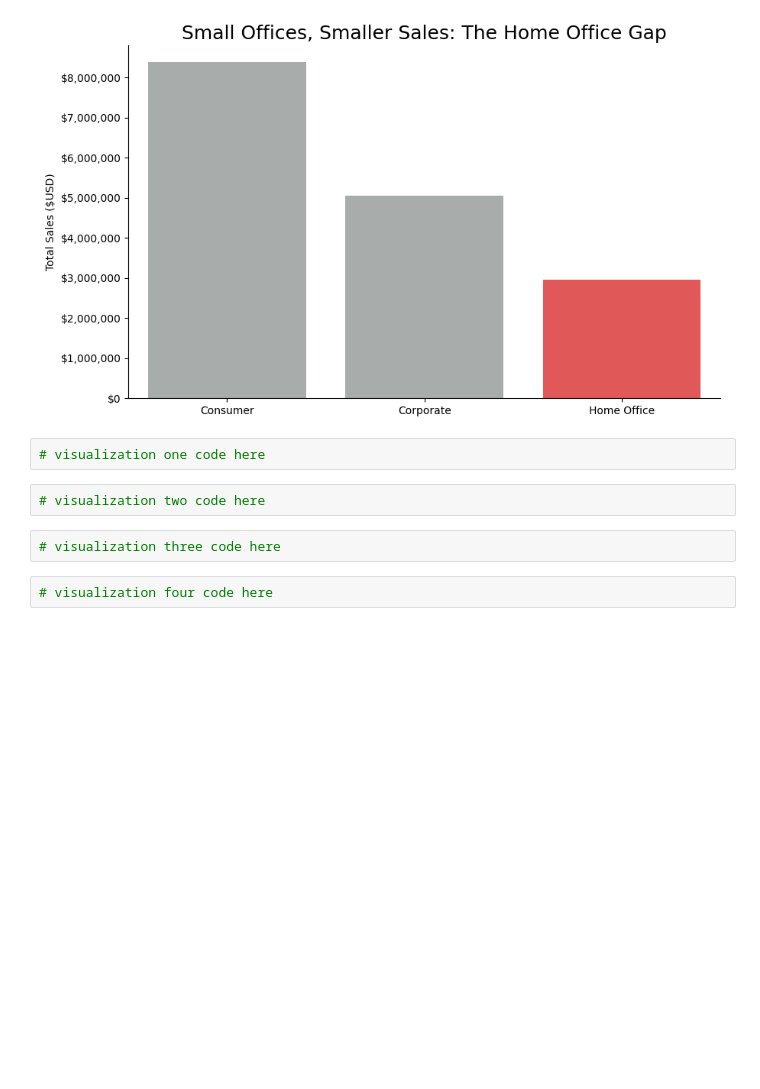
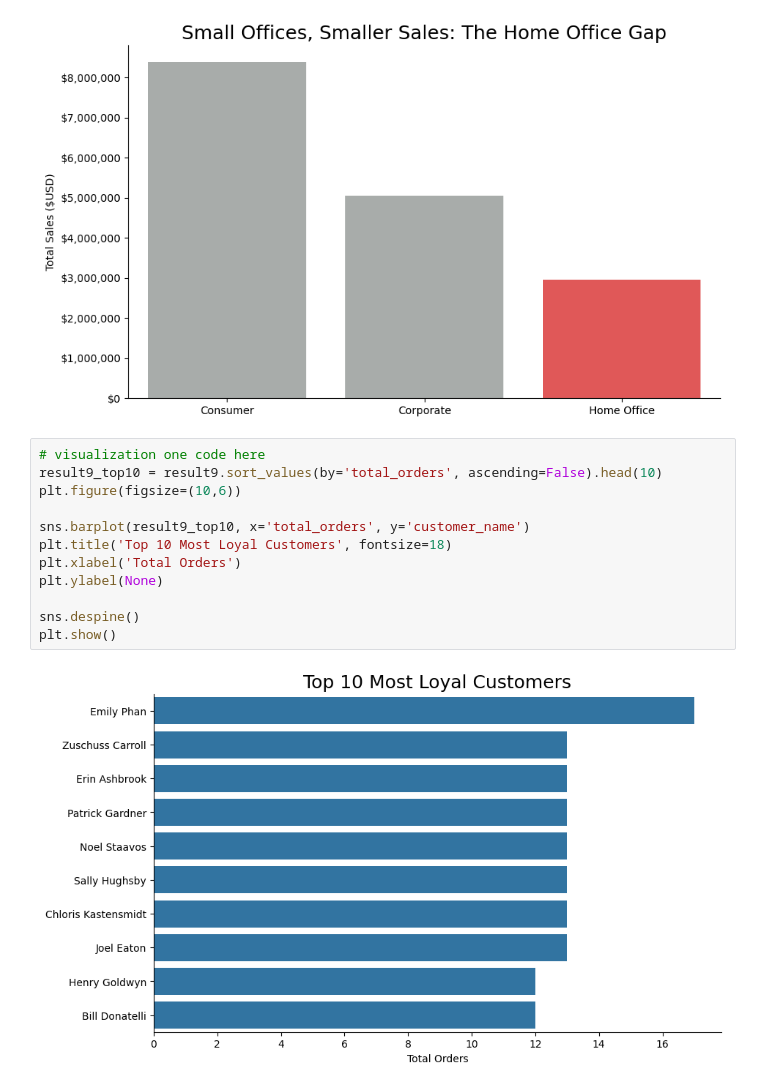
Before and after one commit to jmlax123/DataAnalysisModule3, a Jupyter notebook: Week4/notebooks/superstore_sales_workflow.ipynb, the cells around one changed output. Saved outputs shown, nothing was run; the diff lists cells and outputs as text; blank space fills up the shorter version.

Commit message:
Completed visualizations

```diff
--- a/Week4/notebooks/superstore_sales_workflow.ipynb
+++ b/Week4/notebooks/superstore_sales_workflow.ipynb
@@ -430,11 +430,17 @@ sns.despine()
 plt.show()
 # %% [output]
 [figure]
-# %%
-# visualization one code here
-# %%
-# visualization two code here
-# %%
-# visualization three code here
-# %%
-# visualization four code here
+# %%
+# visualization one code here
+result9_top10 = result9.sort_values(by='total_orders', ascending=False).head(10)
+plt.figure(figsize=(10,6))
+
+sns.barplot(result9_top10, x='total_orders', y='customer_name')
+plt.title('Top 10 Most Loyal Customers', fontsize=18)
+plt.xlabel('Total Orders')
+plt.ylabel(None)
+
+sns.despine()
+plt.show()
+# %% [output]
+[figure, added]
```
Also changed, not shown: parts of 3 cells of this notebook.
